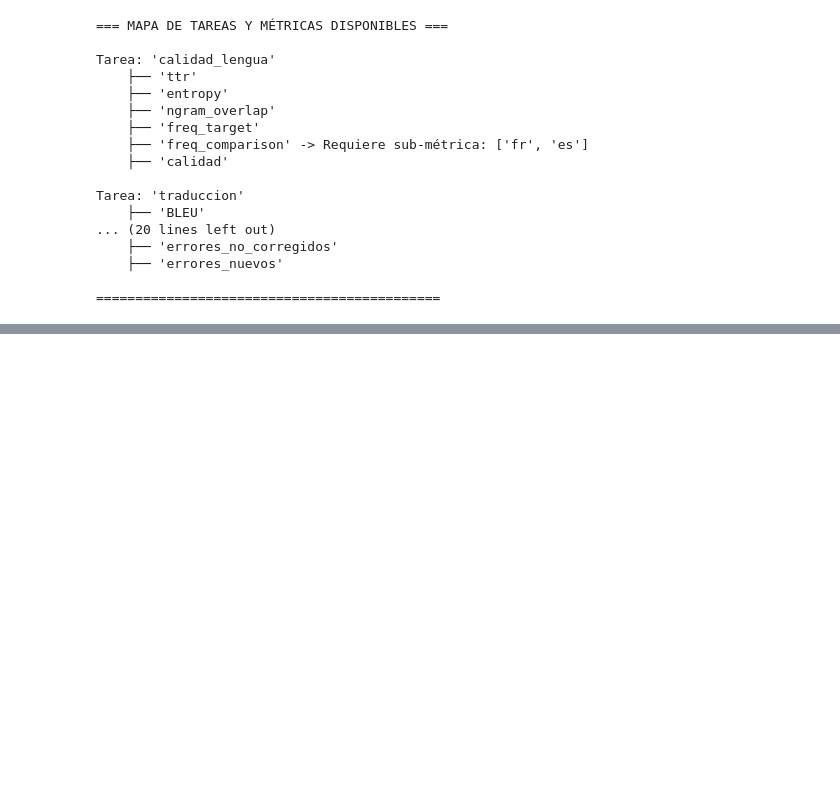
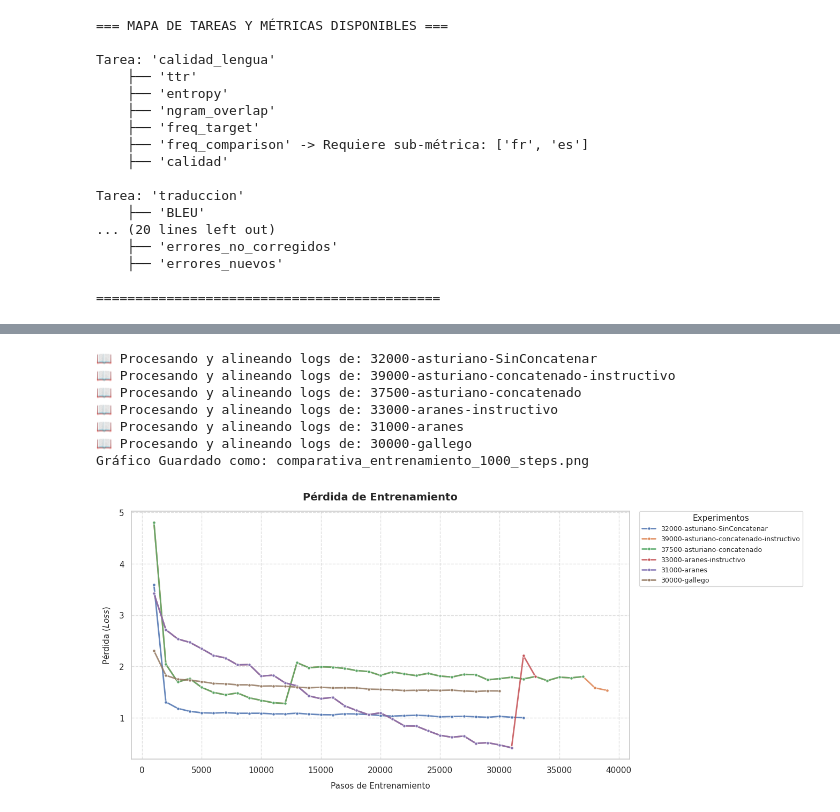
Before and after one commit to MiguelGP-13/TFG, a Jupyter notebook: 4-exploreResults.ipynb, the cells around one changed output, grey strips where cells are left out. Saved outputs shown, nothing was run; the diff lists cells and outputs as text; code cells hidden in the pictures; blank space fills up the shorter version.

```diff
--- a/4-exploreResults.ipynb
+++ b/4-exploreResults.ipynb
@@ -303,0 +503,28 @@ generar_grafico_barras(
+# %%
+# =====================================================================
+# CONFIGURACIÓN MANUAL: Rutas de tus ejecuciones de entrenamiento
+# =====================================================================
+mis_carpetas = [
+    "32000-asturiano-SinConcatenar",
+    "39000-asturiano-concatenado-instructivo",
+    "37500-asturiano-concatenado",
+    "33000-aranes-instructivo",
+    "31000-aranes",
+    "30000-gallego"
+]
+
+
+# 1. Cargar datos aplicando el filtro de cercanía a múltiplos de 1000
+df_fijo = cargar_y_filtrar_cada_1000(mis_carpetas)
+
+# 2. Generar el gráfico con las líneas perfectamente emparejadas en el eje X
+graficar_loss_alineada(df_fijo, guardar_como="comparativa_entrenamiento_1000_steps.png")
+# %% [output]
+📖 Procesando y alineando logs de: 32000-asturiano-SinConcatenar
+📖 Procesando y alineando logs de: 39000-asturiano-concatenado-instructivo
+📖 Procesando y alineando logs de: 37500-asturiano-concatenado
+📖 Procesando y alineando logs de: 33000-aranes-instructivo
+📖 Procesando y alineando logs de: 31000-aranes
+📖 Procesando y alineando logs de: 30000-gallego
+Gráfico Guardado como: comparativa_entrenamiento_1000_steps.png
+[figure, added]
```
Also changed, not shown: parts of 15 cells of this notebook, 6 other files.
